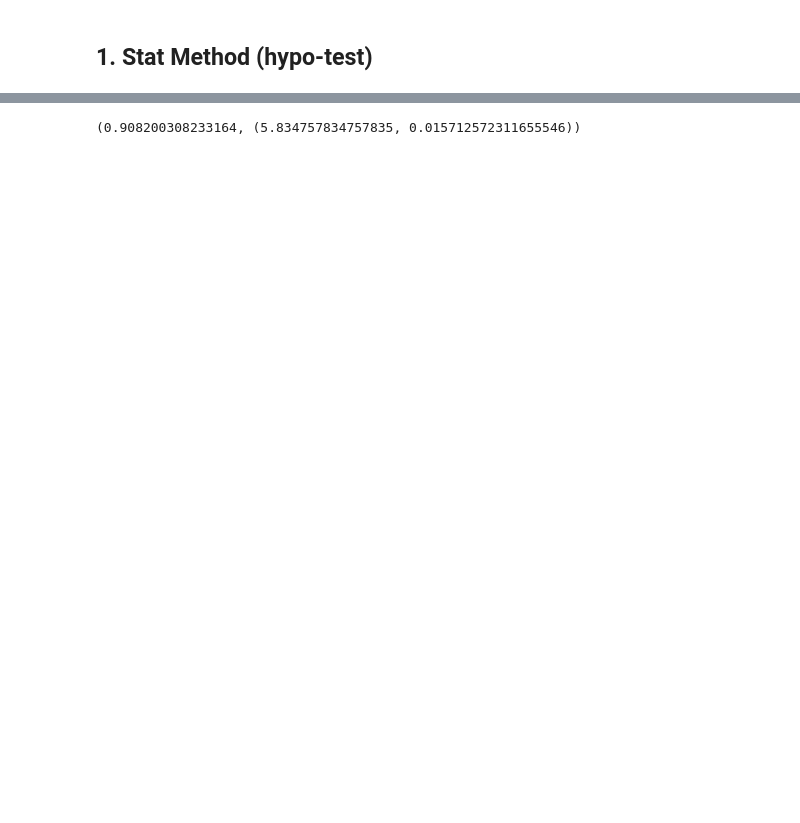
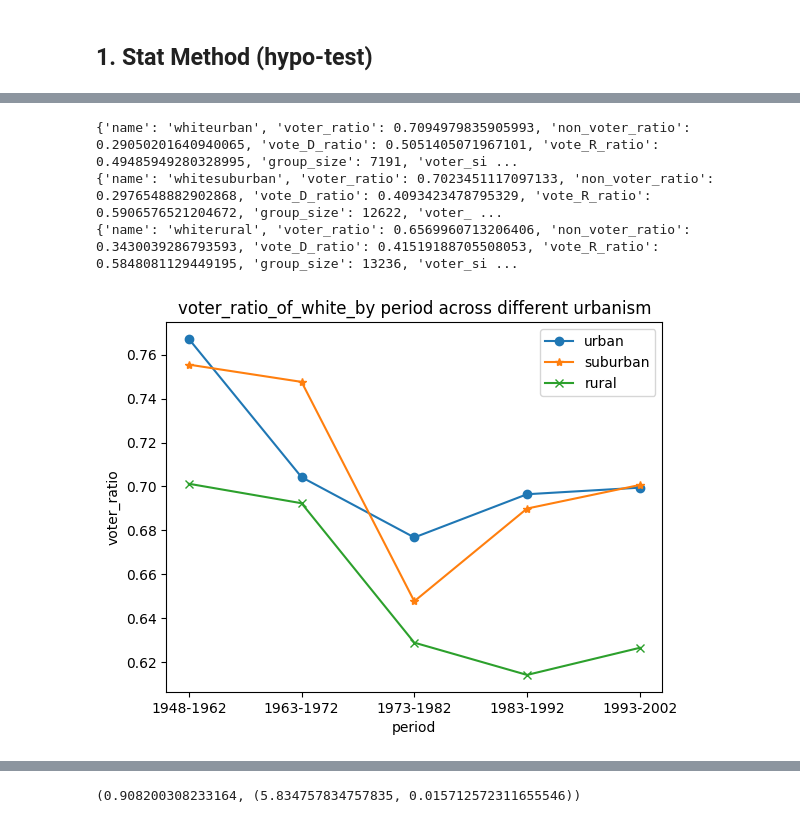
Before and after one commit to xuangu-fang/ML-Poli-Sci, a Jupyter notebook: code/hypotheses_verify.ipynb, the cells around one changed output, grey strips where cells are left out. Saved outputs shown, nothing was run; the diff lists cells and outputs as text; code cells hidden in the pictures; blank space fills up the shorter version.

Commit message:
add the plot of changing ratio by period

```diff
--- a/code/hypotheses_verify.ipynb
+++ b/code/hypotheses_verify.ipynb
@@ -59,12 +60,12 @@ data_new = data[data[target_variable].notnull()]
 # filter out the samples with target variable value = 0, count the number of samples whose target variable value = 0, 1 or 2
 
 
-year_threshold = 1982
+# year_threshold = 1982
 
 # folder_name = folder_name + '/'+ str(year_threshold)+ '/'
 
 # filter out the samples whose year > year_threshold
-data_new = data_new[data_new['Year'] > year_threshold]
+# data_new = data_new[data_new['Year'] > year_threshold]
 
 print('number of samples who not vote : ', len(data_new[data_new[target_variable] == 1]))
 print('number of samples who vote : ', len(data_new[data_new[target_variable] == 2]))
@@ -154,0 +228,7 @@ black_rural_ratio_dict =  stat_ratio(black_rural_group, 'black_rural_group')
+# %%
+plot_period(data_new[data_new['Race7'] == 1], group_name='white', ratio_name='voter_ratio', period_list = [(1948,1962),(1963, 1972),(1973, 1982),(1983, 1992),(1993, 2002)])
+# %% [output]
+{'name': 'whiteurban', 'voter_ratio': 0.7094979835905993, 'non_voter_ratio': 0.29050201640940065, 'vote_D_ratio': 0.5051405071967101, 'vote_R_ratio': 0.49485949280328995, 'group_size': 7191, 'voter_si ...
+{'name': 'whitesuburban', 'voter_ratio': 0.7023451117097133, 'non_voter_ratio': 0.2976548882902868, 'vote_D_ratio': 0.4093423478795329, 'vote_R_ratio': 0.5906576521204672, 'group_size': 12622, 'voter_ ...
+{'name': 'whiterural', 'voter_ratio': 0.6569960713206406, 'non_voter_ratio': 0.3430039286793593, 'vote_D_ratio': 0.41519188705508053, 'vote_R_ratio': 0.5848081129449195, 'group_size': 13236, 'voter_si ...
+[figure, added]
```
Also changed, not shown: parts of 23 cells of this notebook, 1 other file.
